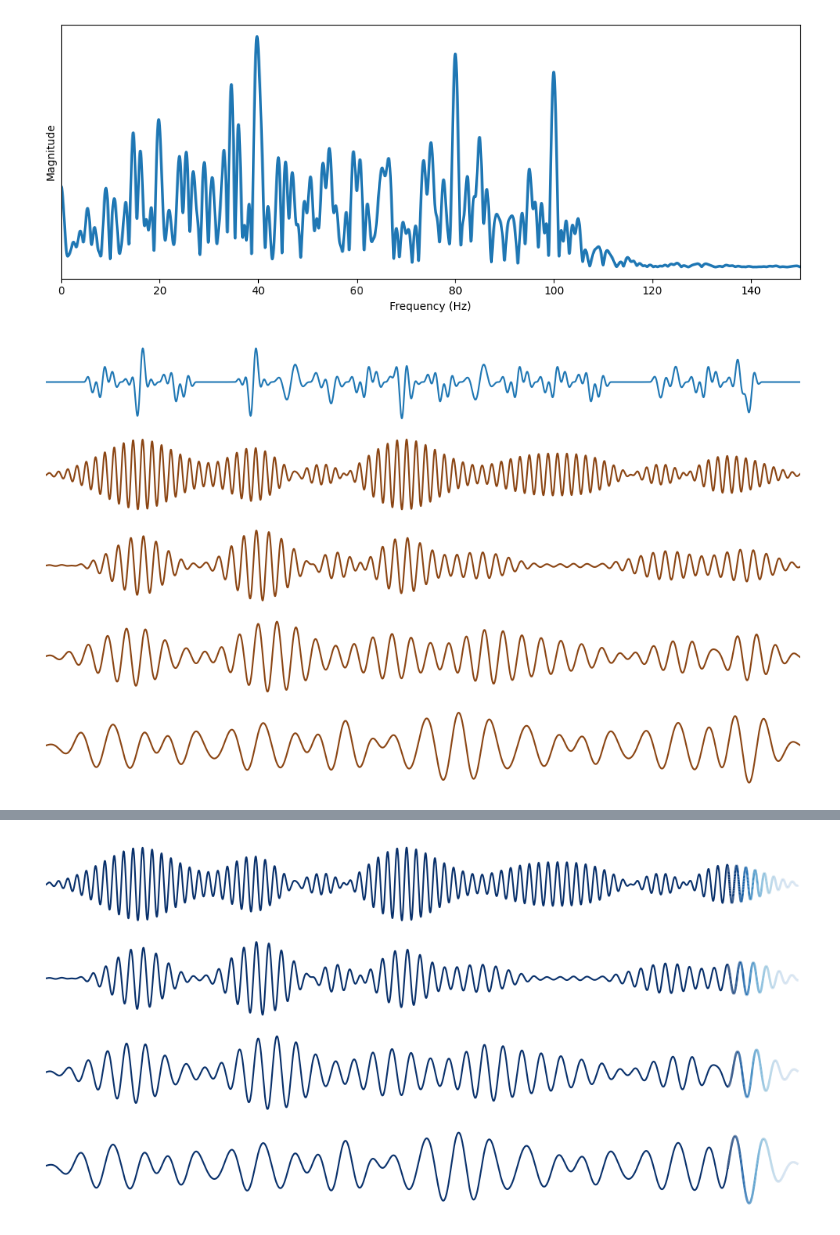
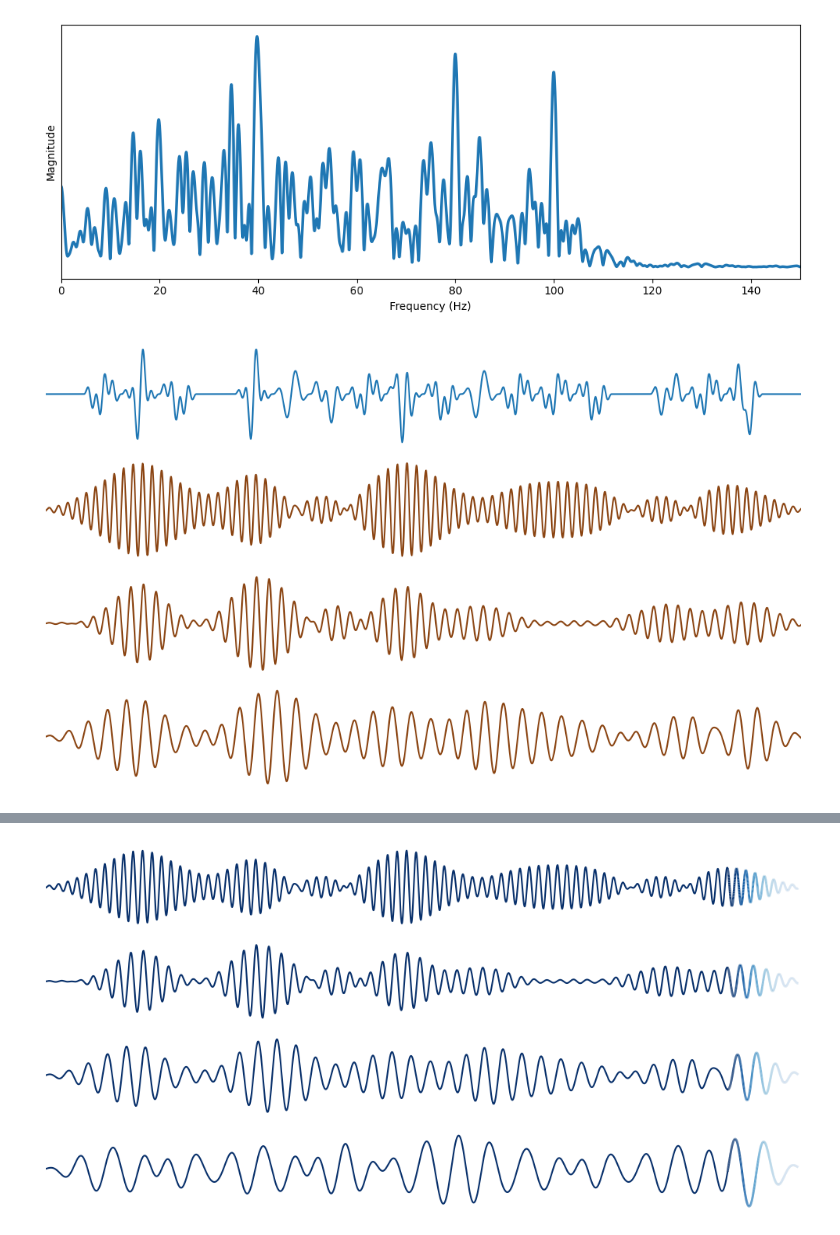
Before and after one commit to noshore5/Wavelet-Tech, a Jupyter notebook: Thesis/plotgens.ipynb, the cells around one changed output, grey strips where cells are left out. Drawn from its saved outputs; the diff is of its cells as text; code cells hidden in the pictures.

```diff
--- a/Thesis/plotgens.ipynb
+++ b/Thesis/plotgens.ipynb
@@ -451,33 +451,33 @@ signal += 0.00 * rng.normal(size=n_samples)
 window_size = 1500
 sigma = window_size / 6
 n = np.arange(window_size)
 t_wave = n - window_size / 2
 
 convolutions = {}
 for f in frequencies:
     morlet = np.cos(2 * np.pi * f * t_wave) * np.exp(-t_wave**2 / (2 * sigma**2))
     conv = fftconvolve(signal, morlet, mode='same')
     convolutions[f] = conv
 
 # --- Plot ---
-fig, axs = plt.subplots(5, 1, figsize=(10, 6), sharex=True)
+fig, axs = plt.subplots(4, 1, figsize=(10, 6), sharex=True)
 for ax in axs:
     for spine in ax.spines.values():
         spine.set_visible(False)
 
 time = np.linspace(0, duration, n_samples, endpoint=False)
 axs[0].plot(time, signal)
 #axs[0].set_title("Original Signal")
 axs[0].set_yticks([])
 
-for i, f in enumerate(frequencies):
+for i, f in enumerate(frequencies[:-1]):
     axs[i+1].plot(time, convolutions[f], color='saddlebrown')
     #axs[i].set_ylabel(f"{f:.4f}", rotation=0, labelpad=40)
     axs[i+1].set_yticks([])
     axs[i+1].set_xlim(0, duration)
     axs[i+1].set_xticks([])
 
 plt.tight_layout()
 plt.show()
 # %% [output]
-[figure, old version]
+[figure, new version]
```
Also changed, not shown: parts of 2 cells of this notebook, 31 other files.
